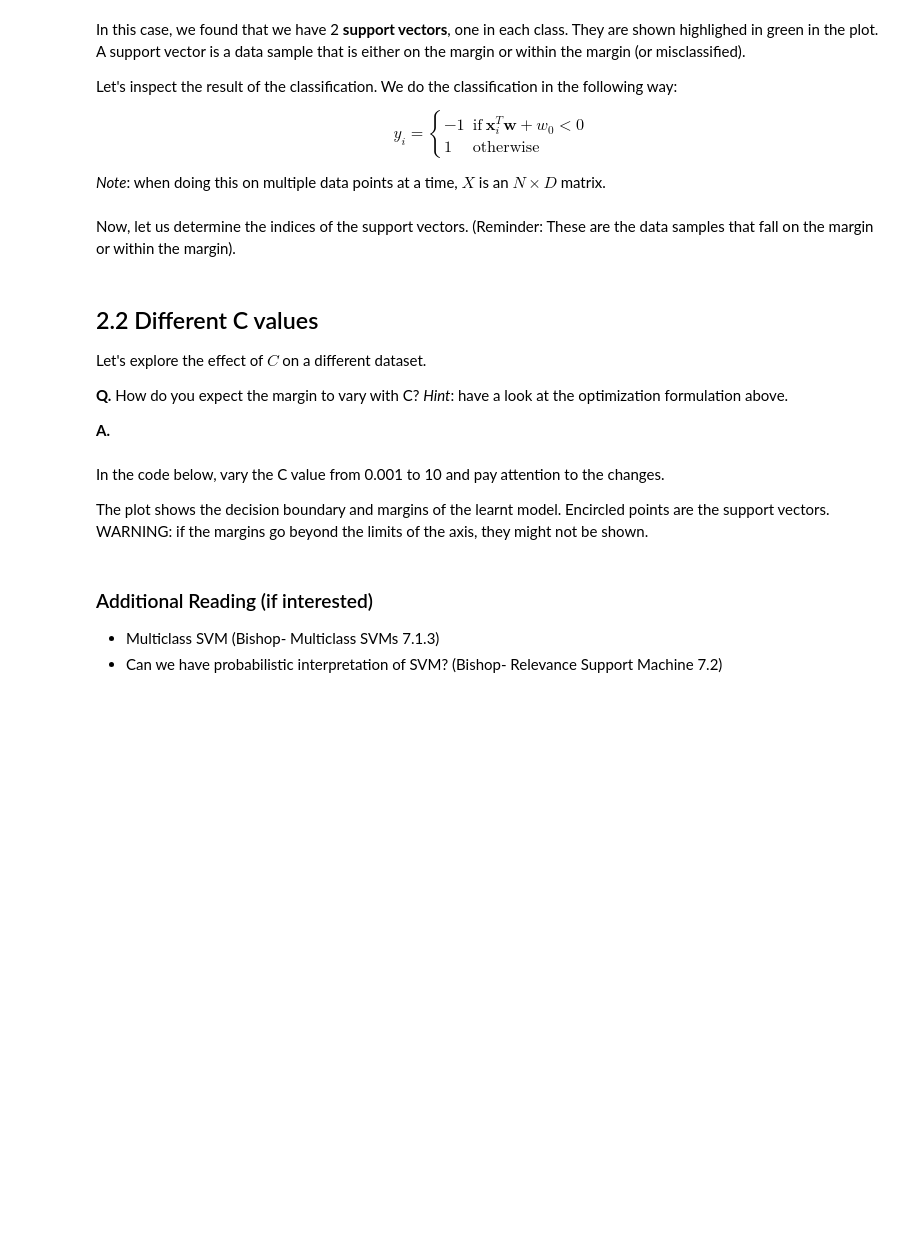
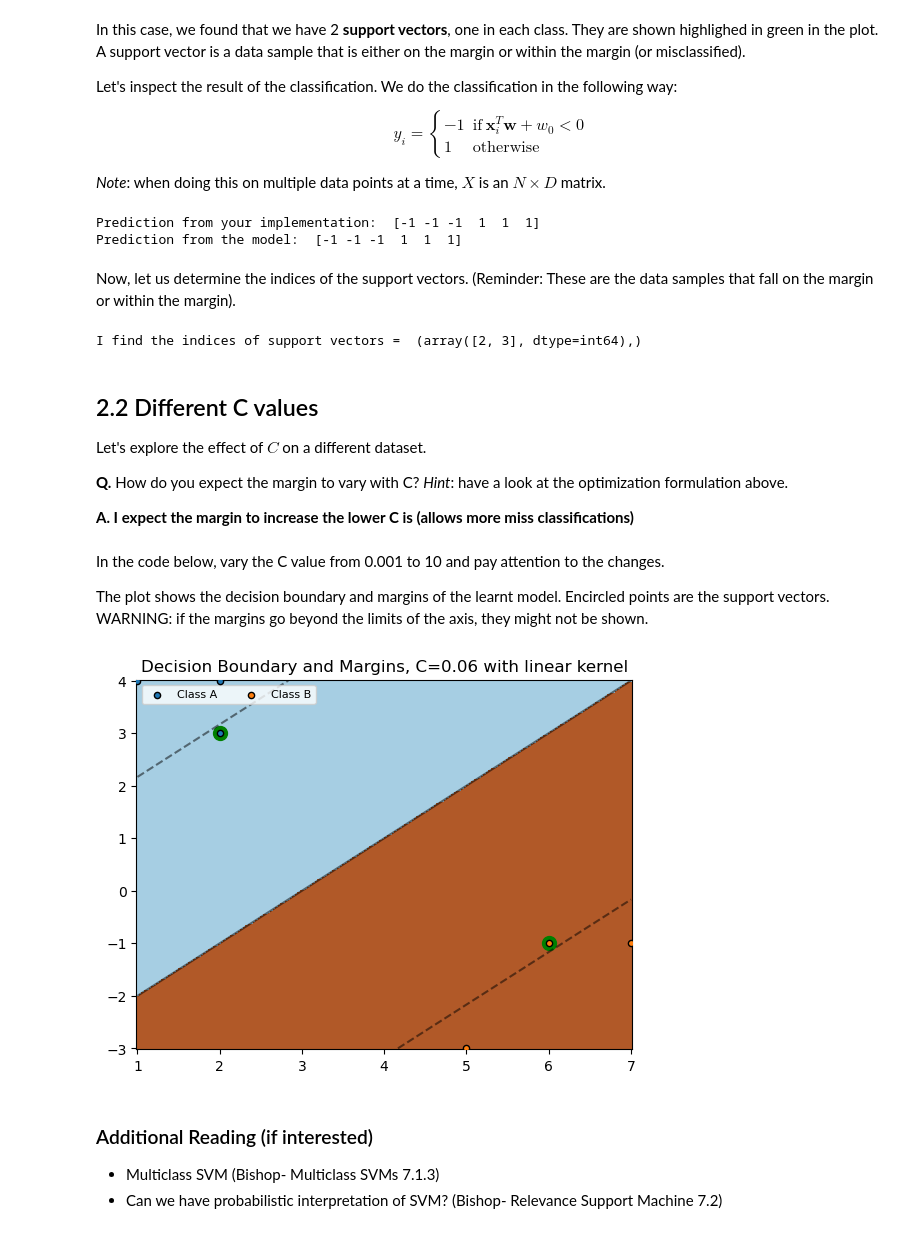
Before and after one commit to davidfarah2003/ML_Jupyter, a Jupyter notebook: exercise_06_svm/exercise.ipynb, the cells around one changed output. Saved outputs shown, nothing was run; the diff lists cells and outputs as text; code cells hidden in the pictures; blank space fills up the shorter version.

```diff
--- a/exercise_06_svm/exercise.ipynb
+++ b/exercise_06_svm/exercise.ipynb
@@ -125,8 +135,11 @@ def raw_predict(X, w, w0):
     Returns:
         out: predictions, array of shape (N,)
     '''
-    ### WRITE YOUR CODE HERE
-    out = ...
+
+    out = (np.dot(X, w) + w0)
+    out[out<0] = -1
+    out[out>=0] = 1
+
     return out.astype(int)
 
 x_test = np.array([
@@ -135,15 +148,18 @@ x_test = np.array([
 ])
 
 ### WRITE YOUR CODE HERE: Use your implementation to do the prediction on the test data.
-raw_pred = ...
+raw_pred = raw_predict(X, clf.coef_[0], clf.intercept_)
 print("Prediction from your implementation: ", raw_pred)
 
 ### WRITE YOUR CODE HERE: Use scikit-learn's predict function to do the prediction on the test data.
-model_predict = ...
+model_predict = clf.predict(X)
 
 print("Prediction from the model: ", model_predict)
 
 assert np.isclose(raw_pred, model_predict).all(), "Your implementation is not correct."
+# %% [output]
+Prediction from your implementation:  [-1 -1 -1  1  1  1]
+Prediction from the model:  [-1 -1 -1  1  1  1]
 # %% [markdown]
 Now, let us determine the indices of the support vectors. (Reminder: These are the data samples that fall on the margin or within the margin).
 # %%
@@ -151,7 +167,7 @@ Now, let us determine the indices of the support vectors. (Reminder: These are t
 
 ## Step 1
 ### WRITE YOUR CODE HERE: Code the decision function: Xw + w_0
-decision_function = ...
+decision_function = np.dot(X,  clf.coef_[0]) + clf.intercept_
 
 ## Step 2: We can also retrieve the decision function from the model:
 decision_function_from_model = clf.decision_function(X)
@@ -161,10 +177,12 @@ assert np.isclose(decision_function, decision_function_from_model).all(), "Your
 # What condition do the support vectors satisfy?
 # Remember that the support vectors are the points that on to the decision boundary, or within the margin.
 ### WRITE YOUR CODE HERE, hint: look into np.nonzero
-support_vector_indices = ...
+support_vector_indices = np.nonzero(Y * decision_function <= 1.) # Y * Decision_function renders all values of decision_function positive
 
 print('I find the indices of support vectors = ', support_vector_indices)
 assert np.isclose(support_vector_indices, clf.support_).all(), "Your implementation is not correct."
+# %% [output]
+I find the indices of support vectors =  (array([2, 3], dtype=int64),)
 # %% [markdown]
 ## 2.2 Different C values
 
@@ -172,7 +190,7 @@ Let's explore the effect of $C$ on a different dataset.
 
 **Q.** How do you expect the margin to vary with C? *Hint*: have a look at the optimization formulation above.
 
-**A.**
+**A. I expect the margin to increase the lower C is (allows more miss classifications)**
 # %%
 # Get the simple dataset
 X, Y = get_simple_dataset()
@@ -184,13 +202,15 @@ The plot shows the decision boundary and margins of the learnt model. Encircled
 WARNING: if the margins go beyond the limits of the axis, they might not be shown.
 # %%
 # Declare a SVM model with linear kernel and PLAY WITH THE VALUE OF C
-clf = ...
+clf = SVC(kernel='linear', C=0.06)
 
 # Call the fit method
 clf.fit(X, Y)
 
 # Plot the decision boundary
 plot(X, Y, clf)
+# %% [output]
+[figure, added]
 # %% [markdown]
 ### Additional Reading (if interested)
 - Multiclass SVM (Bishop- Multiclass SVMs 7.1.3)
```
Also changed, not shown: parts of 14 cells of this notebook.
